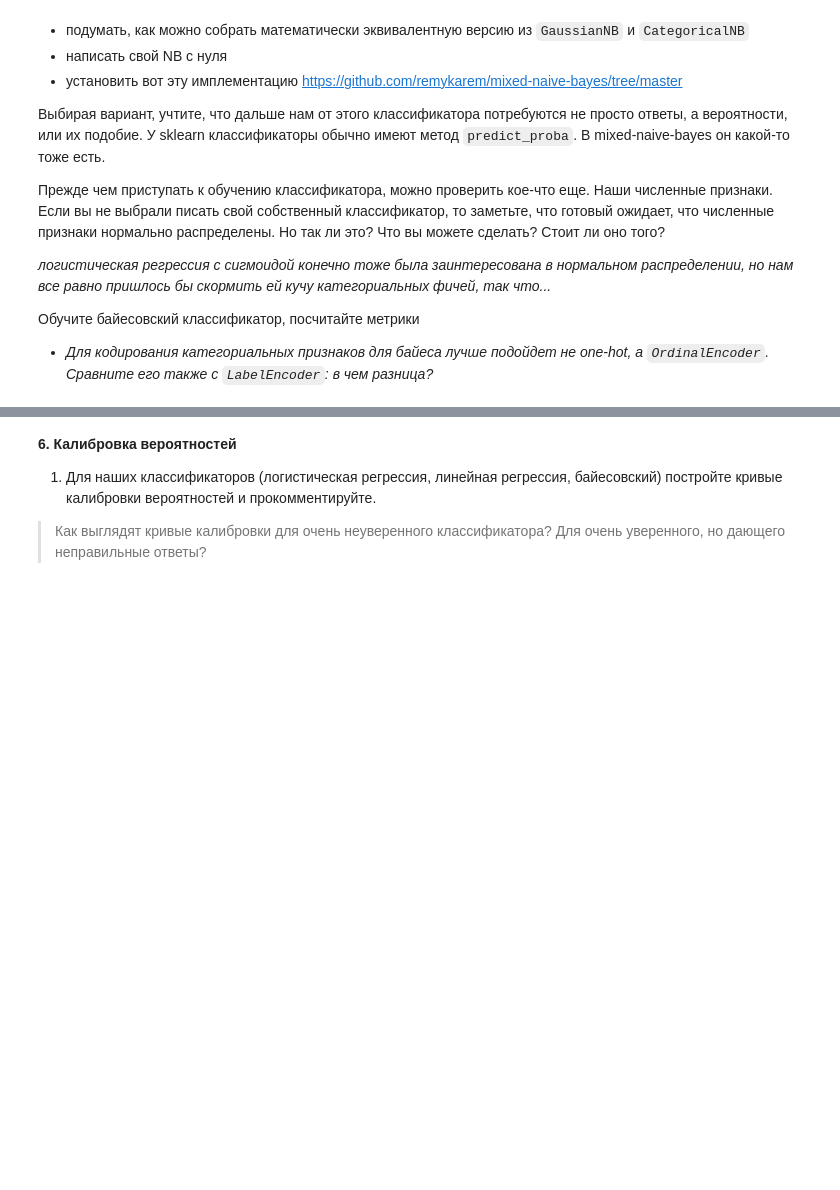
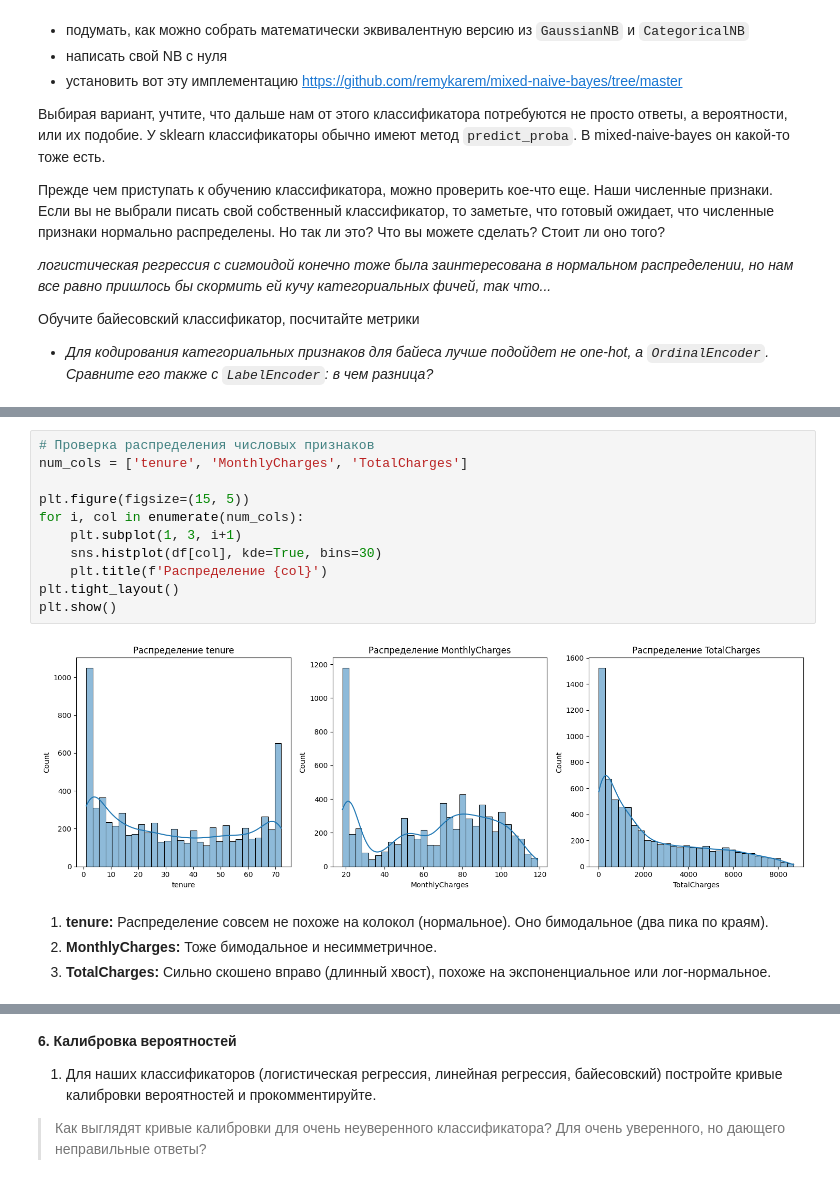
Before and after one commit to UladzislauShuman/university_homework, a Jupyter notebook: famcs_homework/ML/lab3/LB3_template.ipynb, the cells around one changed output, grey strips where cells are left out. Cells and saved outputs as stored; diff of their text form; blank space fills up the shorter version.

```diff
--- a/famcs_homework/ML/lab3/LB3_template.ipynb
+++ b/famcs_homework/ML/lab3/LB3_template.ipynb
@@ -769,0 +924,17 @@ grid = GridSearchCV(base_classifier, param_grid={...}, scoring=fb, cv=3)
+# %%
+# Проверка распределения числовых признаков
+num_cols = ['tenure', 'MonthlyCharges', 'TotalCharges']
+
+plt.figure(figsize=(15, 5))
+for i, col in enumerate(num_cols):
+    plt.subplot(1, 3, i+1)
+    sns.histplot(df[col], kde=True, bins=30)
+    plt.title(f'Распределение {col}')
+plt.tight_layout()
+plt.show()
+# %% [output]
+[figure, added]
+# %% [markdown]
+1.  **tenure:** Распределение совсем не похоже на колокол (нормальное). Оно бимодальное (два пика по краям).
+2.  **MonthlyCharges:** Тоже бимодальное и несимметричное.
+3.  **TotalCharges:** Сильно скошено вправо (длинный хвост), похоже на экспоненциальное или лог-нормальное.
```
Also changed, not shown: parts of 24 cells of this notebook, 1 other file.
